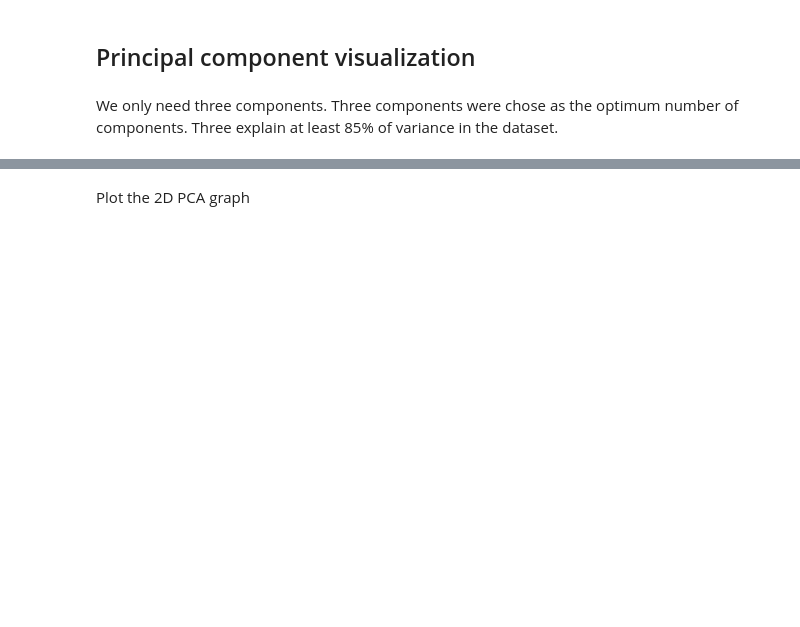
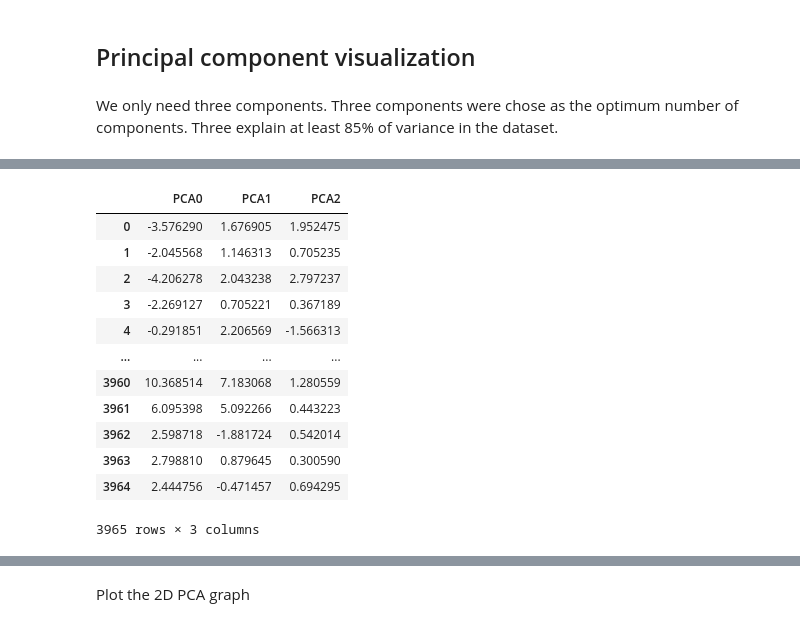
Before and after one commit to MarciaFG/scimobility, a Jupyter notebook: AlignP_PCA.ipynb, the cells around one changed output, grey strips where cells are left out. Drawn from its saved outputs; the diff is of its cells as text; code cells hidden in the pictures; blank space fills up the shorter version.

```diff
--- a/AlignP_PCA.ipynb
+++ b/AlignP_PCA.ipynb
@@ -537,3 +558,19 @@ plt.colorbar()
+# %%
+X_pca_df
+# %% [output]
+|  | PCA0 | PCA1 | PCA2 |
+| 0 | -3.576290 | 1.676905 | 1.952475 |
+| 1 | -2.045568 | 1.146313 | 0.705235 |
+| 2 | -4.206278 | 2.043238 | 2.797237 |
+| 3 | -2.269127 | 0.705221 | 0.367189 |
+| 4 | -0.291851 | 2.206569 | -1.566313 |
+| ... | ... | ... | ... |
+| 3960 | 10.368514 | 7.183068 | 1.280559 |
+| 3961 | 6.095398 | 5.092266 | 0.443223 |
+| 3962 | 2.598718 | -1.881724 | 0.542014 |
+| 3963 | 2.798810 | 0.879645 | 0.300590 |
+| 3964 | 2.444756 | -0.471457 | 0.694295 |
+3965 rows × 3 columns
 # %%
 #Let’s see an example by plotting our selected features into a 3D graph.
 from mpl_toolkits import mplot3d
```
Also changed, not shown: parts of 14 cells of this notebook.
